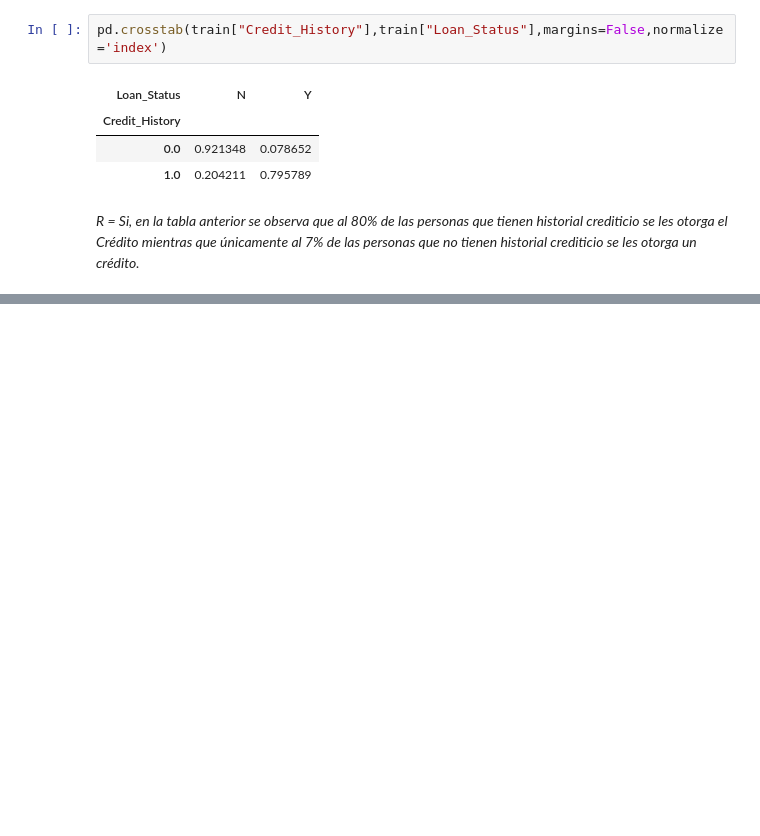
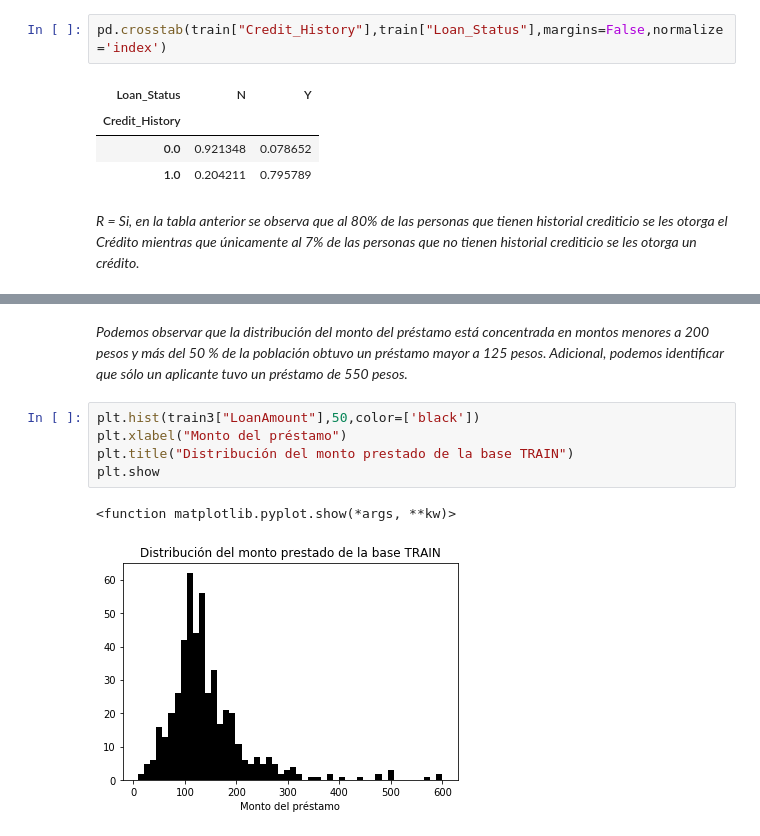
Before and after one commit to Mahrielah/Examen_Python, a Jupyter notebook: Examen_Ana_Karen_Mariela.ipynb, the cells around one changed output, grey strips where cells are left out. Saved outputs shown, nothing was run; the diff lists cells and outputs as text; blank space fills up the shorter version.

```diff
--- a/Examen_Ana_Karen_Mariela.ipynb
+++ b/Examen_Ana_Karen_Mariela.ipynb
@@ -84,0 +425,10 @@ pd.crosstab(train["Credit_History"],train["Loan_Status"],margins=False,normalize
+# %% [markdown]
+*Podemos observar que la distribución del monto del préstamo está concentrada en montos menores a 200 pesos y más del 50 % de la población obtuvo un préstamo mayor a 125 pesos. Adicional, podemos identificar que sólo un aplicante tuvo un préstamo de 550 pesos.*
+# %%
+plt.hist(train3["LoanAmount"],50,color=['black'])
+plt.xlabel("Monto del préstamo")
+plt.title("Distribución del monto prestado de la base TRAIN")
+plt.show
+# %% [output]
+<function matplotlib.pyplot.show(*args, **kw)>
+[figure, added]
```
Also changed, not shown: parts of 64 cells of this notebook.
